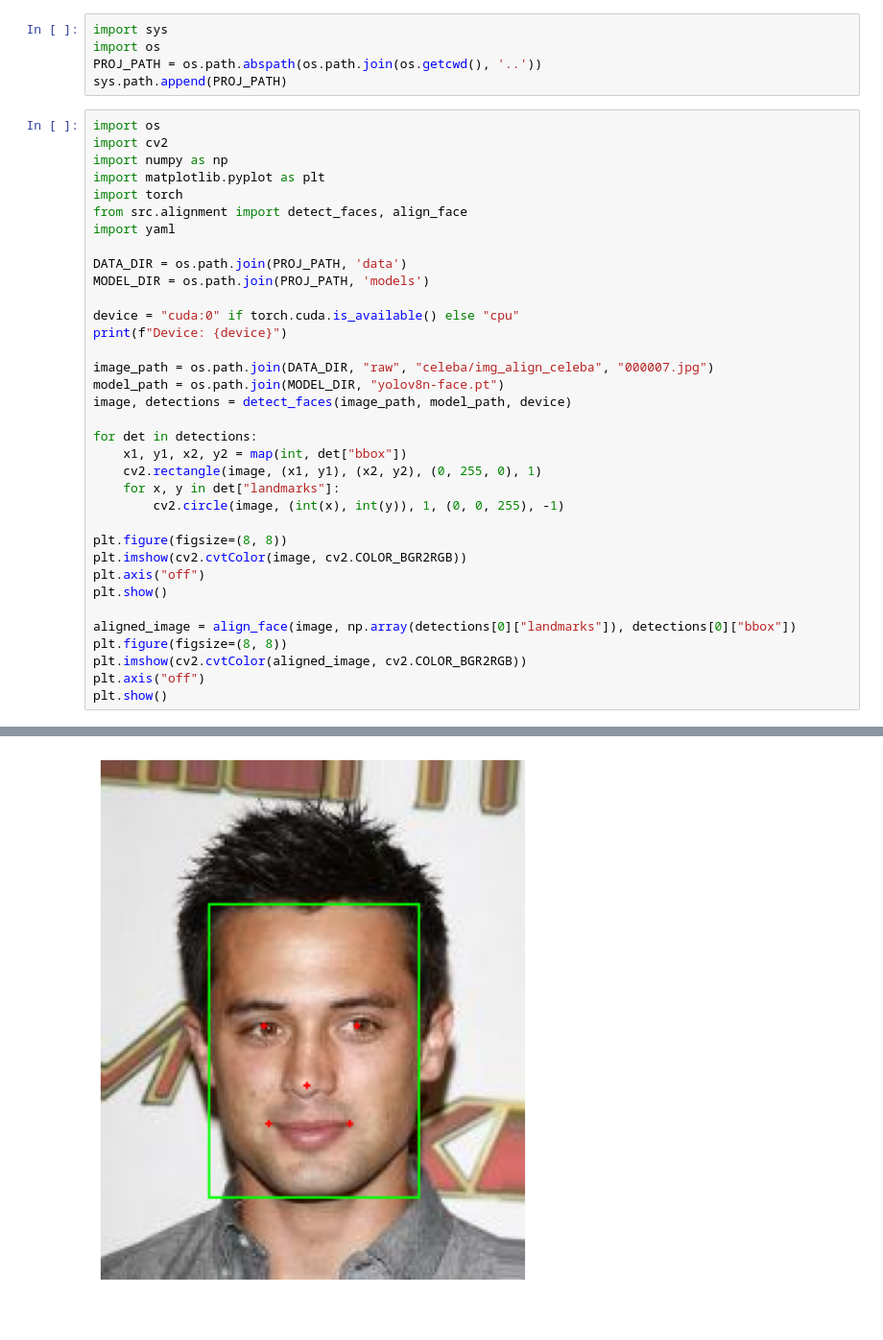
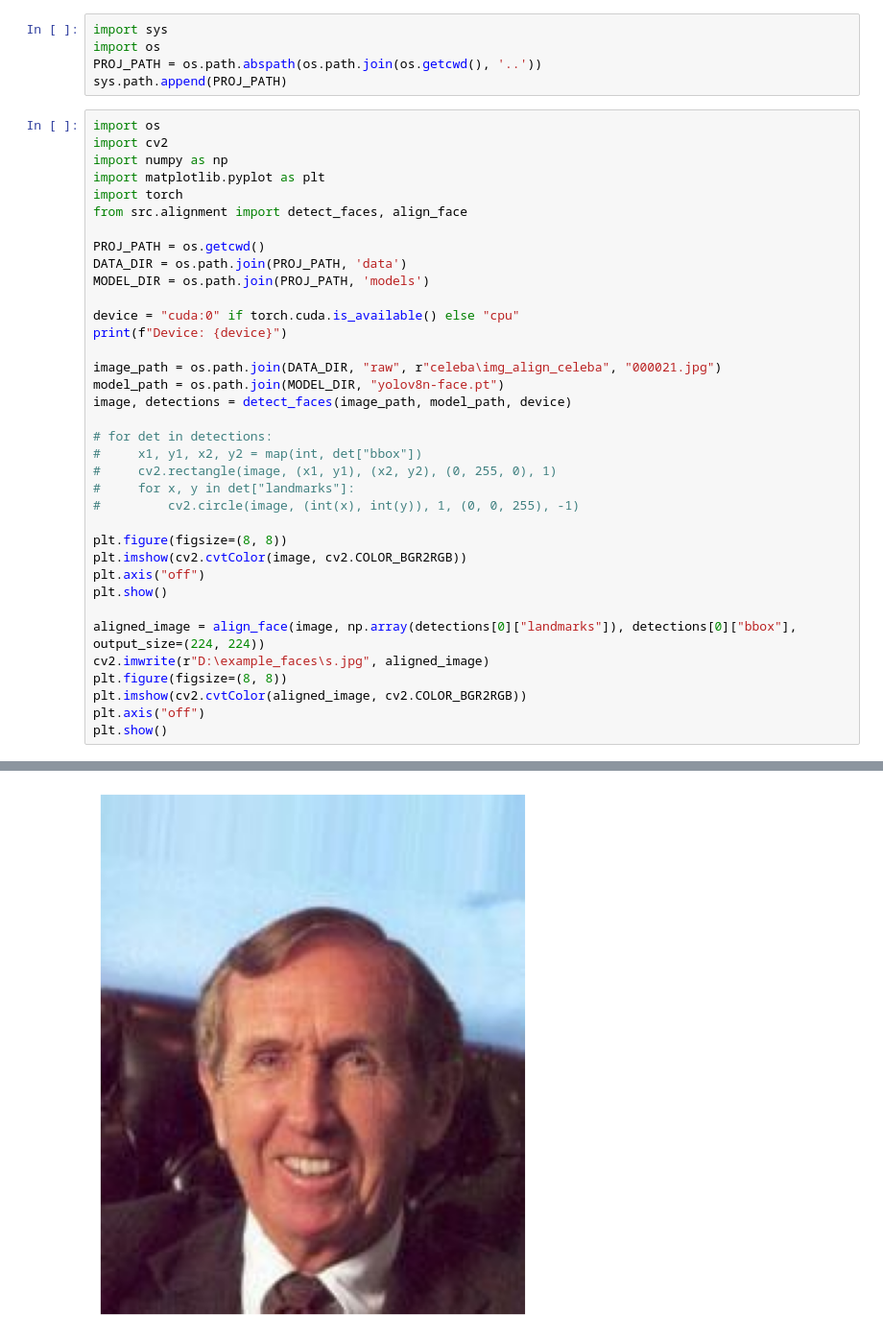
Before and after one commit to nezhinskii/microexpressions, a Jupyter notebook: notebooks/demo.ipynb, the cells around one changed output, grey strips where cells are left out. Shown at 96% size. Drawn from its saved outputs; the diff is of its cells as text.

```diff
--- a/notebooks/demo.ipynb
+++ b/notebooks/demo.ipynb
@@ -19,30 +19,31 @@ import numpy as np
 import matplotlib.pyplot as plt
 import torch
 from src.alignment import detect_faces, align_face
-import yaml
 
+PROJ_PATH = os.getcwd()
 DATA_DIR = os.path.join(PROJ_PATH, 'data')
 MODEL_DIR = os.path.join(PROJ_PATH, 'models')
 
 device = "cuda:0" if torch.cuda.is_available() else "cpu"
 print(f"Device: {device}")
 
-image_path = os.path.join(DATA_DIR, "raw", "celeba/img_align_celeba", "000007.jpg")
+image_path = os.path.join(DATA_DIR, "raw", r"celeba\img_align_celeba", "000021.jpg")
 model_path = os.path.join(MODEL_DIR, "yolov8n-face.pt")
 image, detections = detect_faces(image_path, model_path, device)
 
-for det in detections:
-    x1, y1, x2, y2 = map(int, det["bbox"])
-    cv2.rectangle(image, (x1, y1), (x2, y2), (0, 255, 0), 1)
-    for x, y in det["landmarks"]:
-        cv2.circle(image, (int(x), int(y)), 1, (0, 0, 255), -1)
+# for det in detections:
+#     x1, y1, x2, y2 = map(int, det["bbox"])
+#     cv2.rectangle(image, (x1, y1), (x2, y2), (0, 255, 0), 1)
+#     for x, y in det["landmarks"]:
+#         cv2.circle(image, (int(x), int(y)), 1, (0, 0, 255), -1)
 
 plt.figure(figsize=(8, 8))
 plt.imshow(cv2.cvtColor(image, cv2.COLOR_BGR2RGB))
 plt.axis("off")
 plt.show()
 
-aligned_image = align_face(image, np.array(detections[0]["landmarks"]), detections[0]["bbox"])
+aligned_image = align_face(image, np.array(detections[0]["landmarks"]), detections[0]["bbox"], output_size=(224, 224))
+cv2.imwrite(r"D:\example_faces\s.jpg", aligned_image)
 plt.figure(figsize=(8, 8))
 plt.imshow(cv2.cvtColor(aligned_image, cv2.COLOR_BGR2RGB))
 plt.axis("off")
@@ -55 +56 @@ Speed: 8.3ms preprocess, 56.0ms inference, 107.1ms postprocess per image at shap
-[figure, old version]
+[figure, new version]
```
Also changed, not shown: parts of 3 cells of this notebook, 21 other files.
